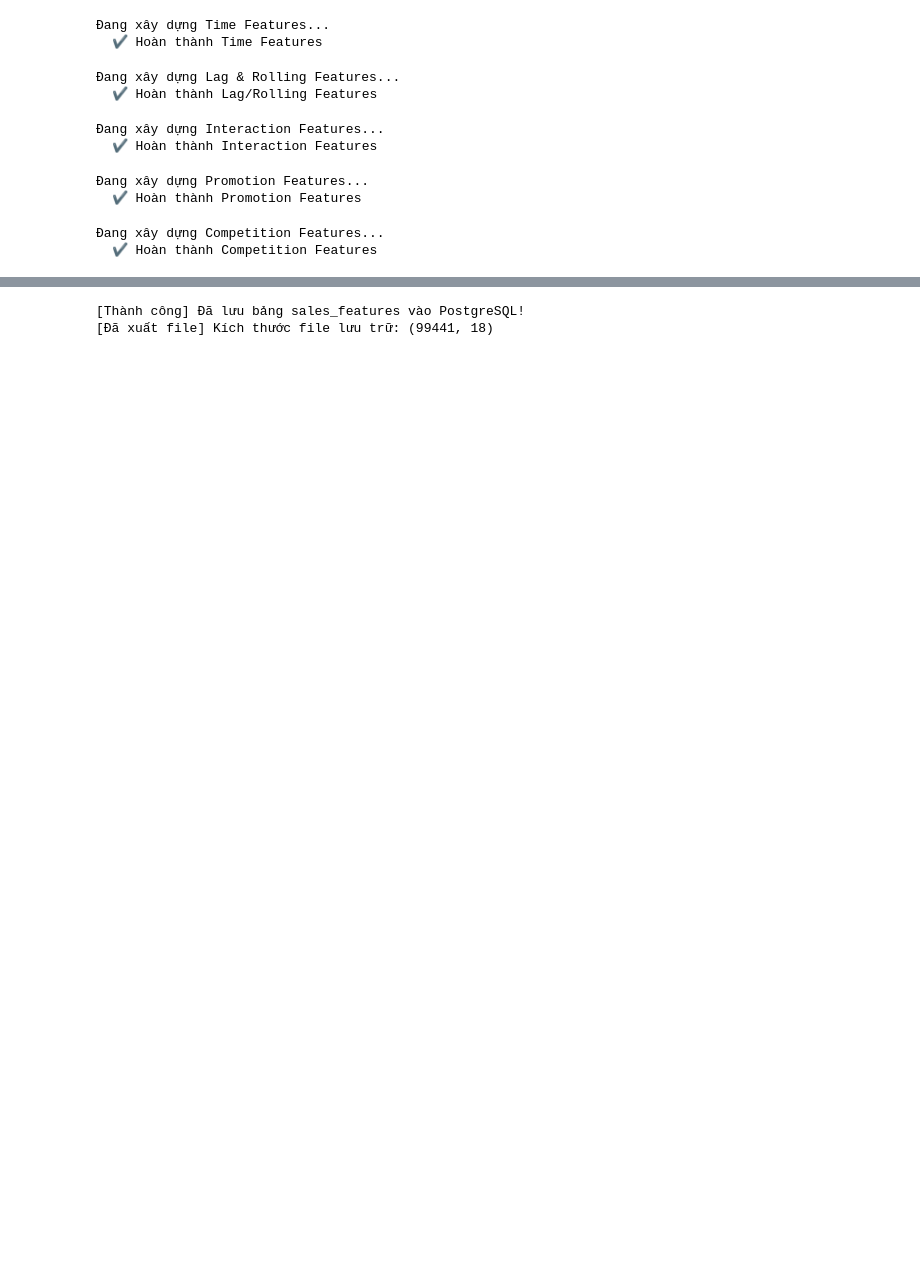
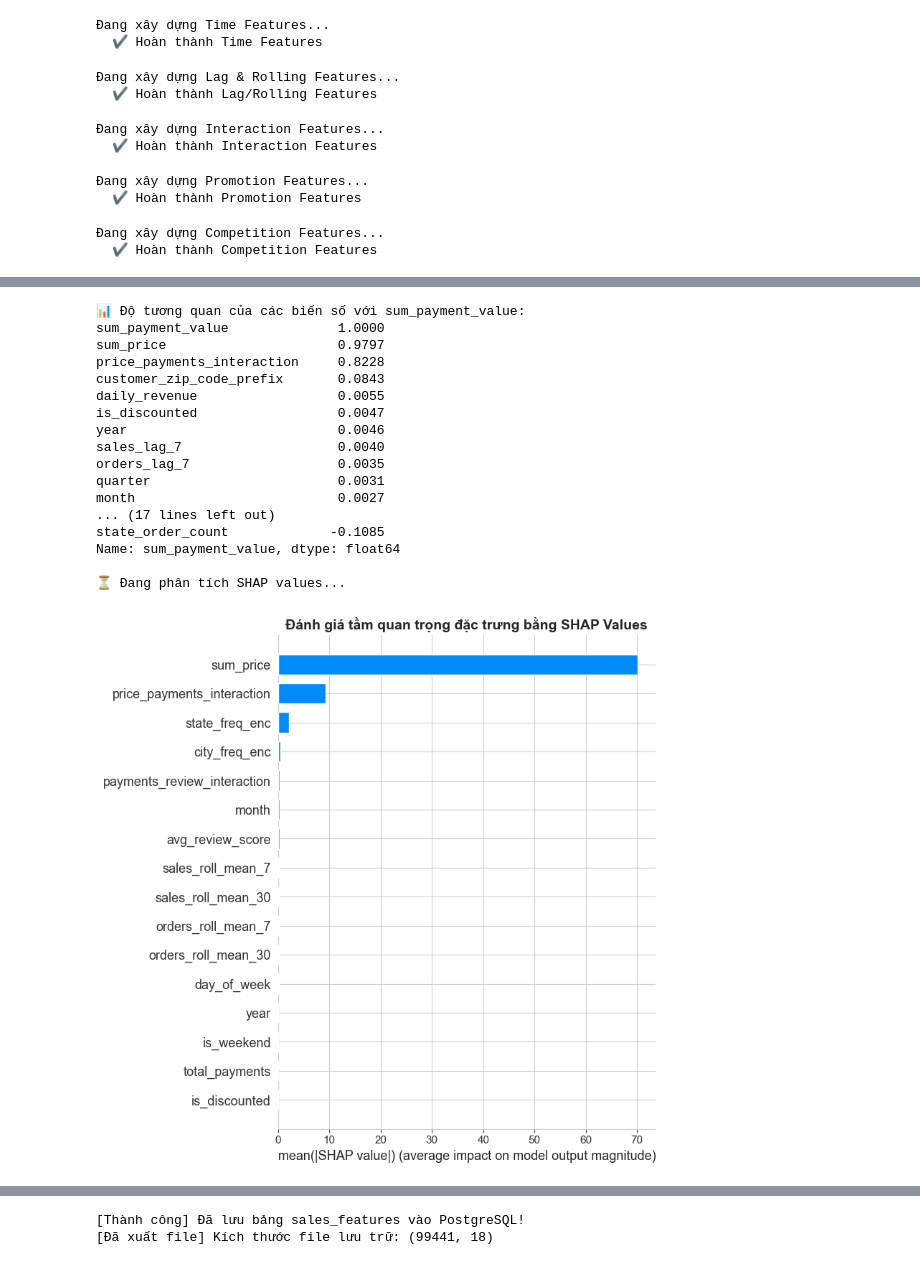
Before and after one commit to Quandev24/Echo-valley, a Jupyter notebook: notebooks/05_feature_engineering.ipynb, the cells around one changed output, grey strips where cells are left out. Cells and saved outputs as stored; diff of their text form; code cells hidden in the pictures; blank space fills up the shorter version.

```diff
--- a/notebooks/05_feature_engineering.ipynb
+++ b/notebooks/05_feature_engineering.ipynb
@@ -195,2 +167,56 @@ Name: sum_payment_value, dtype: float64
+# %%
+# Đảm bảo tất cả cột đều là kiểu chuỗi thuần túy trước khi train
+df.columns = [str(c) for c in df.columns]
+
+features = [
+    'sum_price', 'total_payments', 'avg_review_score',
+    'payments_review_interaction', 'price_payments_interaction', 'is_discounted',
+    'sales_roll_mean_7', 'sales_roll_mean_30', 'orders_roll_mean_7', 'orders_roll_mean_30',
+    'year', 'month', 'day_of_week', 'is_weekend', 'state_freq_enc', 'city_freq_enc'
+]
+
+numeric_cols = df.select_dtypes(include=[np.number]).columns
+correlations = df[numeric_cols].corr()['sum_payment_value'].sort_values(ascending=False)
+print('📊 Độ tương quan của các biến số với sum_payment_value:')
+print(correlations.round(4))
+
+# Đánh giá nâng cao bằng SHAP Values (Lấy mẫu nhỏ để chạy nhanh)
+import shap
+from sklearn.ensemble import RandomForestRegressor
+
+print('\n⏳ Đang phân tích SHAP values...')
+X_sample = df[features].sample(500, random_state=42)
+y_sample = df['sum_payment_value'].loc[X_sample.index]
+
+rf_eval = RandomForestRegressor(n_estimators=50, max_depth=8, random_state=42, n_jobs=-1)
+rf_eval.fit(X_sample, y_sample)
+
+explainer = shap.TreeExplainer(rf_eval)
+shap_values = explainer.shap_values(X_sample)
+
+plt.figure(figsize=(10, 6))
+shap.summary_plot(shap_values, X_sample, plot_type='bar', show=False)
+plt.title('Đánh giá tầm quan trọng đặc trưng bằng SHAP Values', fontsize=14, fontweight='bold')
+plt.tight_layout()
+plt.show()
+# %% [output]
+📊 Độ tương quan của các biến số với sum_payment_value:
+sum_payment_value              1.0000
+sum_price                      0.9797
+price_payments_interaction     0.8228
+customer_zip_code_prefix       0.0843
+daily_revenue                  0.0055
+is_discounted                  0.0047
+year                           0.0046
+sales_lag_7                    0.0040
+orders_lag_7                   0.0035
+quarter                        0.0031
+month                          0.0027
+... (17 lines left out)
+state_order_count             -0.1085
+Name: sum_payment_value, dtype: float64
+
+⏳ Đang phân tích SHAP values...
+[figure, added]
 # %% [markdown]
 ## VI. Lựa chọn đặc trưng (Feature Selection)
```
Also changed, not shown: parts of 17 cells of this notebook, 2 other files.
